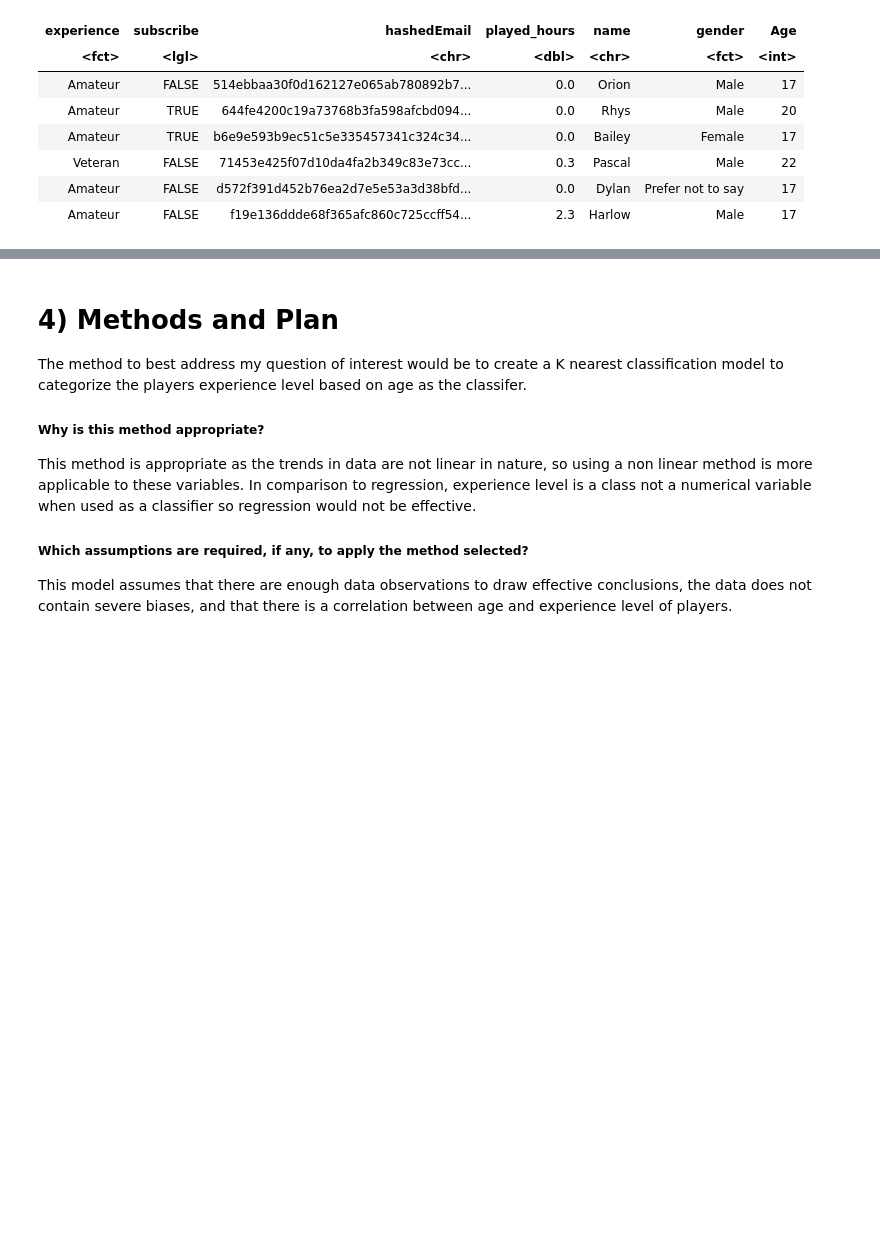
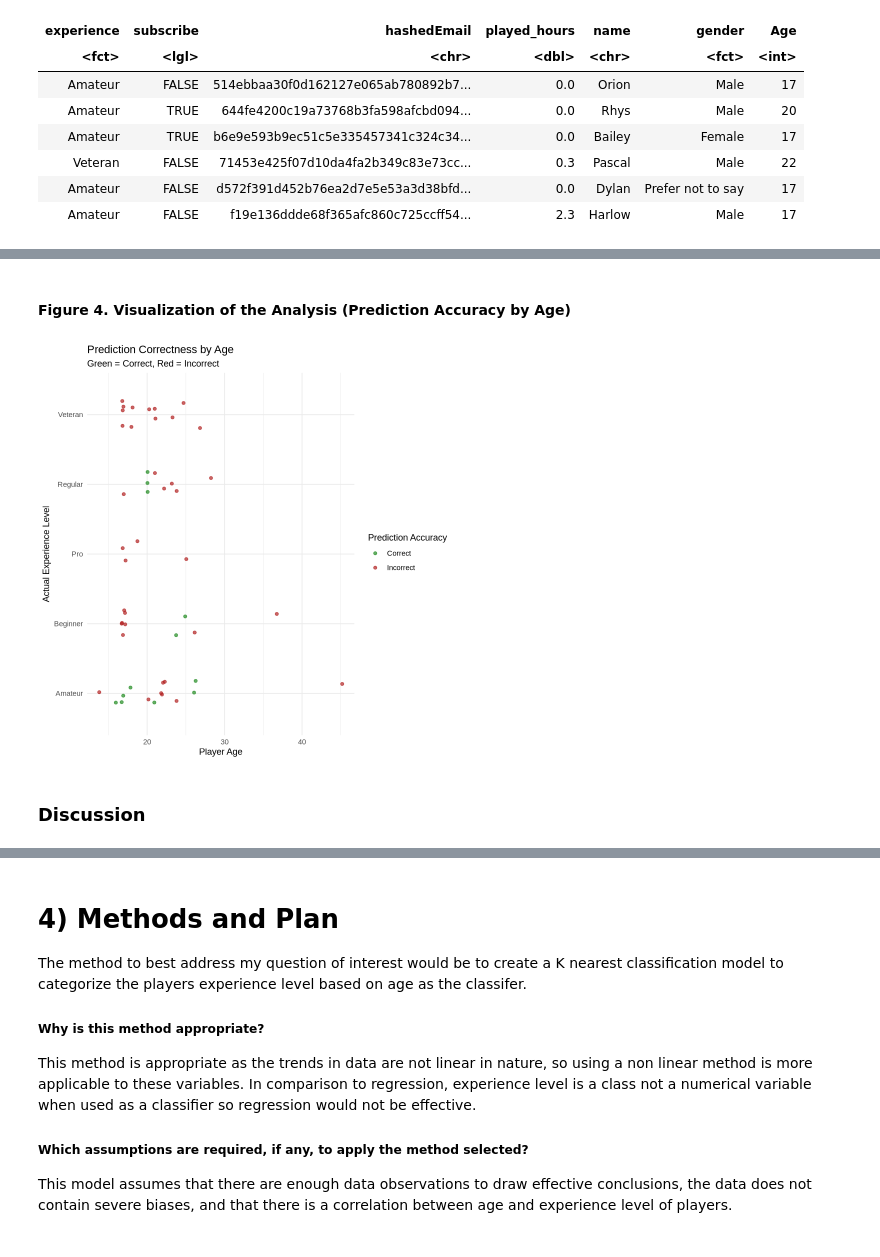
Before and after one commit to ArabellaKel/DSCI-Project, a Jupyter notebook: Project_Planning (Current).ipynb, the cells around one changed output, grey strips where cells are left out. Saved outputs shown, nothing was run; the diff lists cells and outputs as text; code cells hidden in the pictures; blank space fills up the shorter version.

Commit message:
Added visualization and discussion

```diff
--- a/Project_Planning (Current).ipynb
+++ b/Project_Planning (Current).ipynb
@@ -348,0 +281,21 @@ ERROR: Error in eval(expr, envir, enclos): object 'truth' not found
+# %% [markdown]
+#### Figure 4. Visualization of the Analysis (Prediction Accuracy by Age)
+# %%
+# Add column for correct/incorrect
+players_test_predictions <- players_test_predictions |>
+  mutate(correct = if_else(experience == .pred_class, "Correct", "Incorrect"))
+
+# Scatter plot by age and experience
+ggplot(players_test_predictions, aes(x = Age, y = experience, color = correct)) +
+  geom_jitter(width = 0.3, height = 0.2, alpha = 0.7) +
+  labs(title = "Prediction Correctness by Age",
+       subtitle = "Green = Correct, Red = Incorrect",
+       x = "Player Age",
+       y = "Actual Experience Level",
+       color = "Prediction Accuracy") +
+  scale_color_manual(values = c("Correct" = "forestgreen", "Incorrect" = "firebrick")) +
+  theme_minimal()
+# %% [output]
+[figure, added]
+# %% [markdown]
+### Discussion
```
Also changed, not shown: parts of 18 cells of this notebook.
